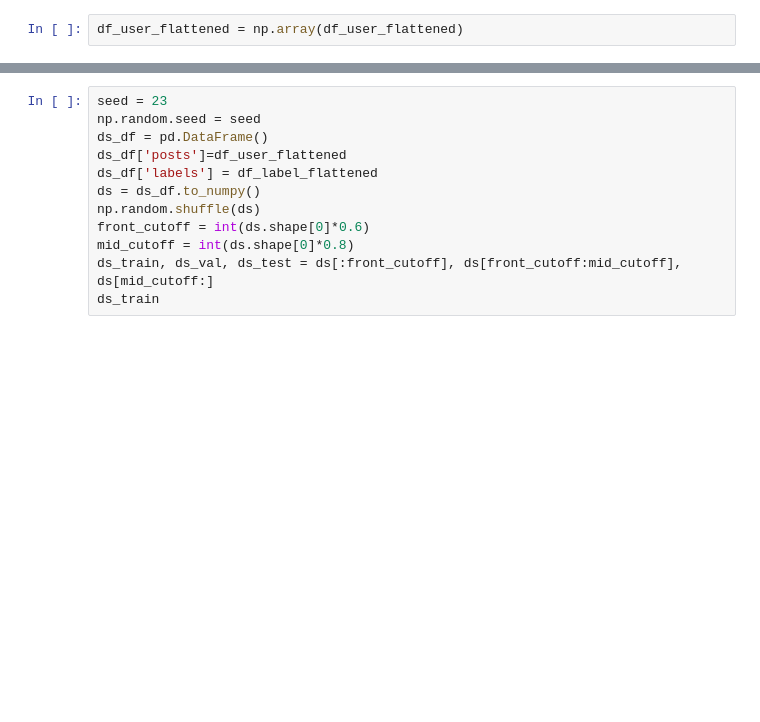
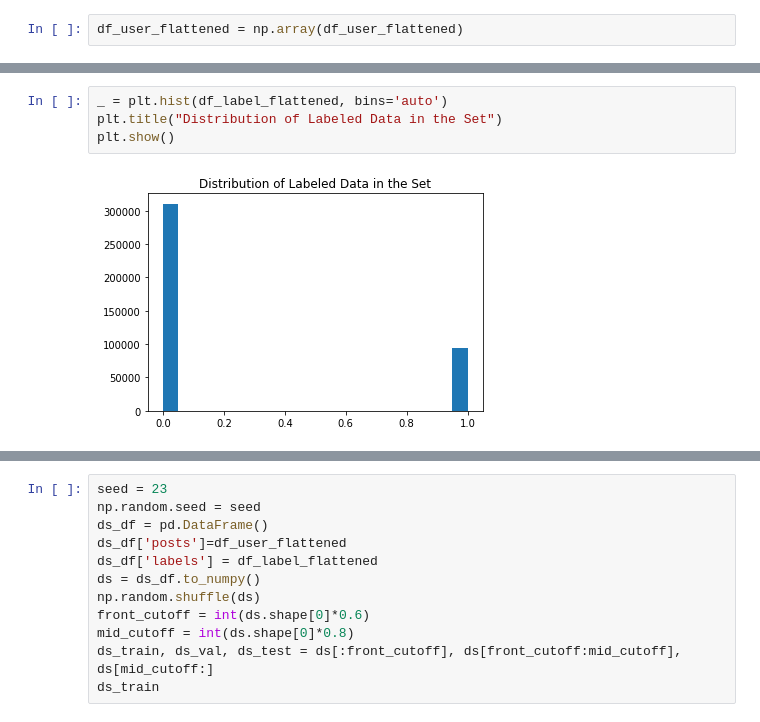
Before and after one commit to bharnav/CSC630-Machine-Learning, a Jupyter notebook: Predicting Myers Briggs Types/models/myers-briggs-data_0-lstm.ipynb, the cells around one changed output, grey strips where cells are left out. Cells and saved outputs as stored; diff of their text form; blank space fills up the shorter version.

```diff
--- a/Predicting Myers Briggs Types/models/myers-briggs-data_0-lstm.ipynb
+++ b/Predicting Myers Briggs Types/models/myers-briggs-data_0-lstm.ipynb
@@ -61,0 +66,6 @@ df_user_flattened = np.array(df_user_flattened)
+# %%
+_ = plt.hist(df_label_flattened, bins='auto')
+plt.title("Distribution of Labeled Data in the Set")
+plt.show()
+# %% [output]
+[figure, added]
```
Also changed, not shown: parts of 26 cells of this notebook, 1 other file.
